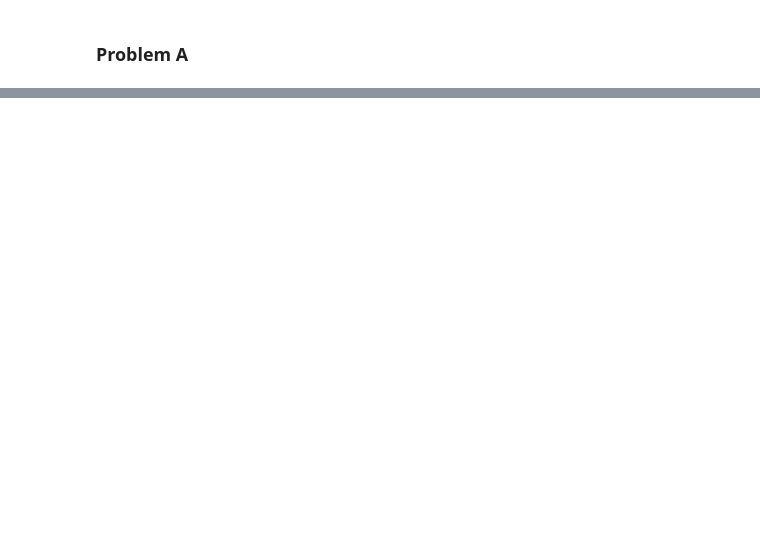
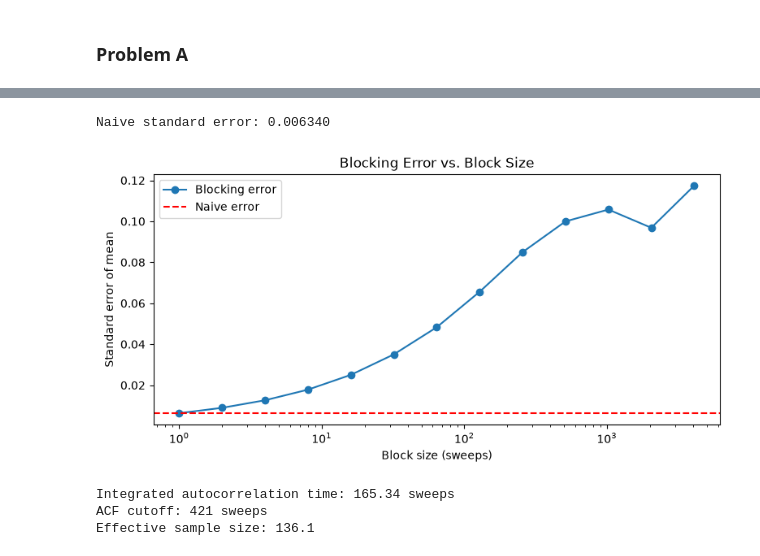
Before and after one commit to amanpalanati/phys142, a Jupyter notebook: assignments/assignment3/assignment3.ipynb, the cells around one changed output, grey strips where cells are left out. Drawn from its saved outputs; the diff is of its cells as text; code cells hidden in the pictures; blank space fills up the shorter version.

```diff
--- a/assignments/assignment3/assignment3.ipynb
+++ b/assignments/assignment3/assignment3.ipynb
@@ -197,0 +352,63 @@ plt.show()
+# %%
+naive_error = np.std(samples, ddof=1) / np.sqrt(len(samples))
+print(f"Naive standard error: {naive_error:.6f}")
+
+def blocking_error(data, block_size):
+    n_blocks = len(data) // block_size
+
+    if n_blocks < 2:
+        raise ValueError("Need at least two blocks")
+
+    trimmed = data[:n_blocks * block_size]
+    blocks = trimmed.reshape(n_blocks, block_size)
+
+    block_means = np.mean(blocks, axis=1)
+
+    return np.std(block_means, ddof=1) / np.sqrt(n_blocks)
+
+block_sizes = []
+block_errors = []
+
+for size in [2**k for k in range(13)]:
+    n_blocks = len(samples) // size
+
+    if n_blocks < 10:
+        break
+
+    block_sizes.append(size)
+    block_errors.append(blocking_error(samples, size))
+
+fig, ax = plt.subplots(figsize=(9, 4))
+
+ax.plot(block_sizes, block_errors, "o-", label="Blocking error")
+ax.axhline(
+    naive_error, color="red", linestyle="--",
+    label="Naive error"
+)
+
+ax.set(
+    xlabel="Block size (sweeps)",
+    ylabel="Standard error of mean",
+    title="Blocking Error vs. Block Size",
+    xscale="log"
+)
+
+ax.legend()
+plt.show()
+# %% [output]
+Naive standard error: 0.006340
+[figure, added]
+# %%
+nonpositive = np.where(acf[1:] <= 0)[0]
+
+cutoff = int(nonpositive[0] + 1) if len(nonpositive) else len(acf)
+
+tau_int = 0.5 + np.sum(acf[1:cutoff])
+
+print(f"Integrated autocorrelation time: {tau_int:.2f} sweeps")
+print(f"ACF cutoff: {cutoff} sweeps")
+print(f"Effective sample size: {len(samples)/(2*tau_int):.1f}")
+# %% [output]
+Integrated autocorrelation time: 165.34 sweeps
+ACF cutoff: 421 sweeps
+Effective sample size: 136.1
```
Also changed, not shown: parts of 4 cells of this notebook, 3 other files.
